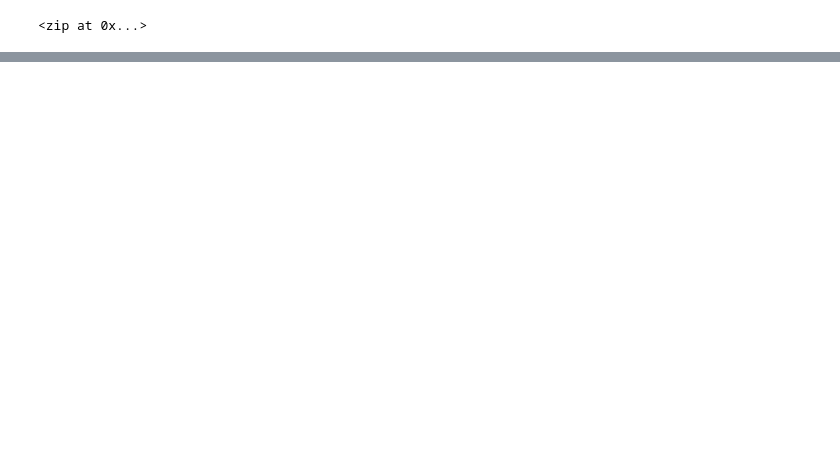
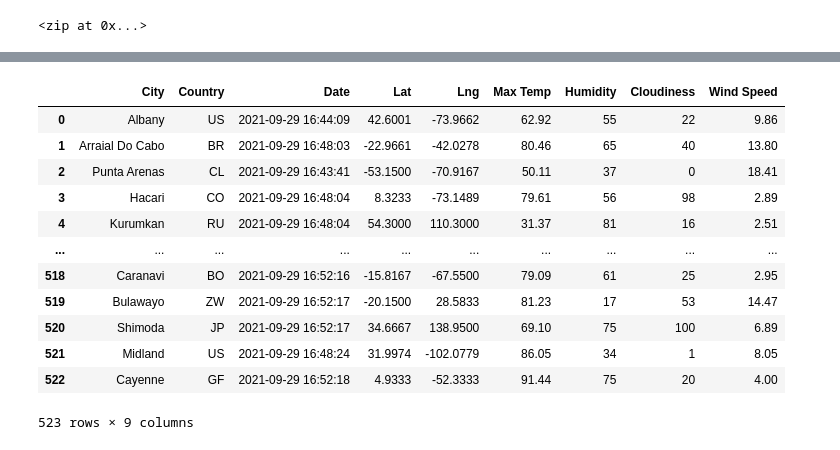
Before and after one commit to SeanDraper/World_Weather_Analysis, a Jupyter notebook: WeatherPy.ipynb, the cells around one changed output, grey strips where cells are left out. Drawn from its saved outputs; the diff is of its cells as text; code cells hidden in the pictures; blank space fills up the shorter version.

Commit message:
Updated WeatherPy.

```diff
--- a/WeatherPy.ipynb
+++ b/WeatherPy.ipynb
@@ -32,0 +39,4 @@ len(cities)
+# %%
+# Starting URL for Weather Map API Call.
+url = "http://api.openweathermap.org/data/2.5/weather?units=Imperial&APPID=" + weather_api_key
+print(url)
@@ -32,0 +48,10 @@ len(cities)
+# %%
+# Create an empty list to hold the weather data.
+city_data = []
+# Print the beginning of the logging.
+print("Beginning Data Retrieval     ")
+print("-----------------------------")
+
+# Create counters.
+record_count = 1
+set_count = 1
@@ -32,0 +133,4 @@ len(cities)
+# %%
+# Convert the array of dictionaries to a Pandas DataFrame.
+city_data_df = pd.DataFrame(city_data)
+city_data_df.head(10)
@@ -32,0 +149,19 @@ len(cities)
+# %%
+new_column_order = ["City", "Country", "Date", "Lat", "Lng", "Max Temp", "Humidity", "Cloudiness", "Wind Speed"]
+
+city_data_df = city_data_df[new_column_order]
+city_data_df
+# %% [output]
+|  | City | Country | Date | Lat | Lng | Max Temp | Humidity | Cloudiness | Wind Speed |
+| 0 | Albany | US | 2021-09-29 16:44:09 | 42.6001 | -73.9662 | 62.92 | 55 | 22 | 9.86 |
+| 1 | Arraial Do Cabo | BR | 2021-09-29 16:48:03 | -22.9661 | -42.0278 | 80.46 | 65 | 40 | 13.80 |
+| 2 | Punta Arenas | CL | 2021-09-29 16:43:41 | -53.1500 | -70.9167 | 50.11 | 37 | 0 | 18.41 |
+| 3 | Hacari | CO | 2021-09-29 16:48:04 | 8.3233 | -73.1489 | 79.61 | 56 | 98 | 2.89 |
+| 4 | Kurumkan | RU | 2021-09-29 16:48:04 | 54.3000 | 110.3000 | 31.37 | 81 | 16 | 2.51 |
+| ... | ... | ... | ... | ... | ... | ... | ... | ... | ... |
+| 518 | Caranavi | BO | 2021-09-29 16:52:16 | -15.8167 | -67.5500 | 79.09 | 61 | 25 | 2.95 |
+| 519 | Bulawayo | ZW | 2021-09-29 16:52:17 | -20.1500 | 28.5833 | 81.23 | 17 | 53 | 14.47 |
+| 520 | Shimoda | JP | 2021-09-29 16:52:17 | 34.6667 | 138.9500 | 69.10 | 75 | 100 | 6.89 |
+| 521 | Midland | US | 2021-09-29 16:48:24 | 31.9974 | -102.0779 | 86.05 | 34 | 1 | 8.05 |
+| 522 | Cayenne | GF | 2021-09-29 16:52:18 | 4.9333 | -52.3333 | 91.44 | 75 | 20 | 4.00 |
+523 rows × 9 columns
```
Also changed, not shown: parts of 9 cells of this notebook, 4 other files.
